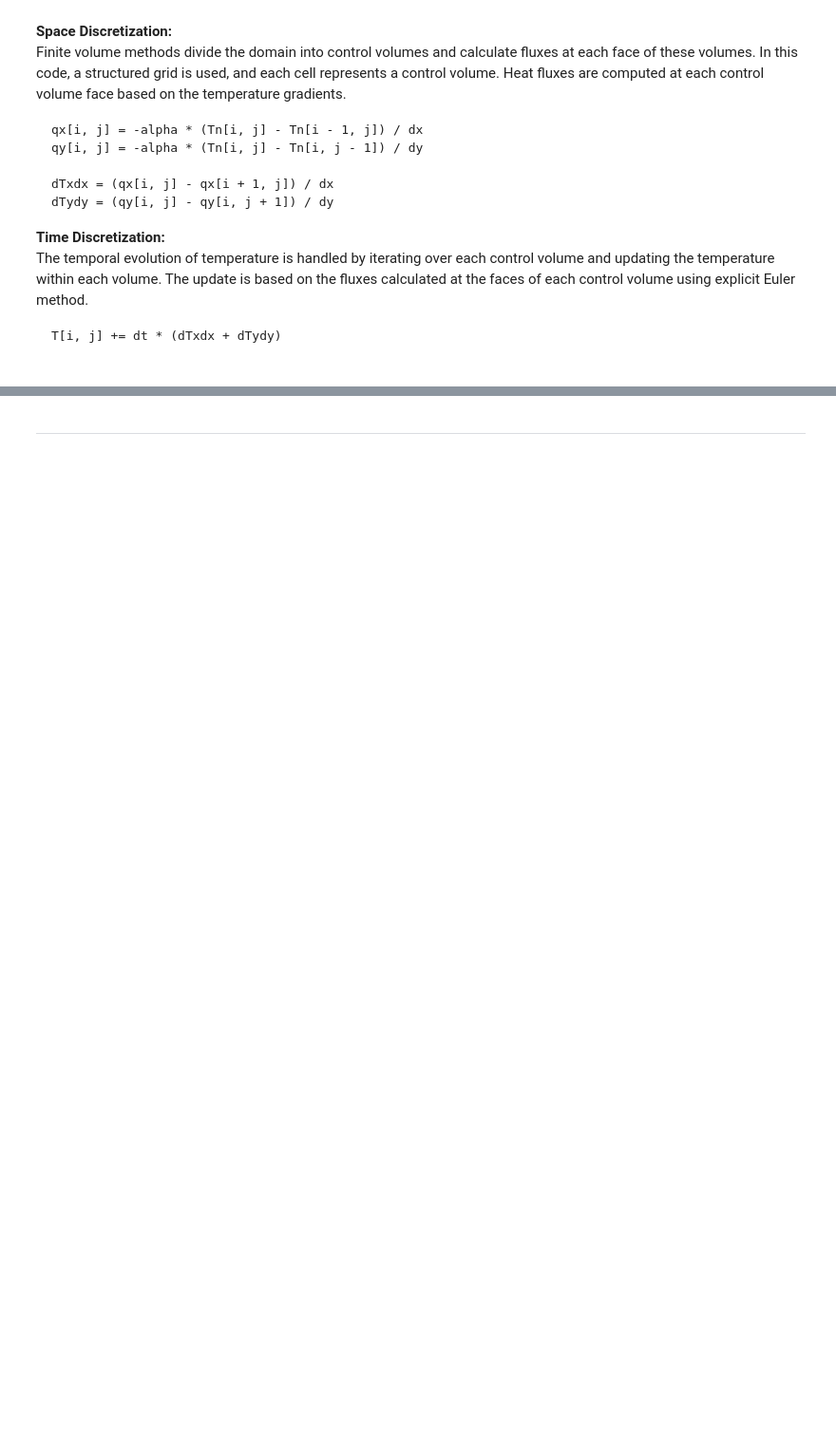
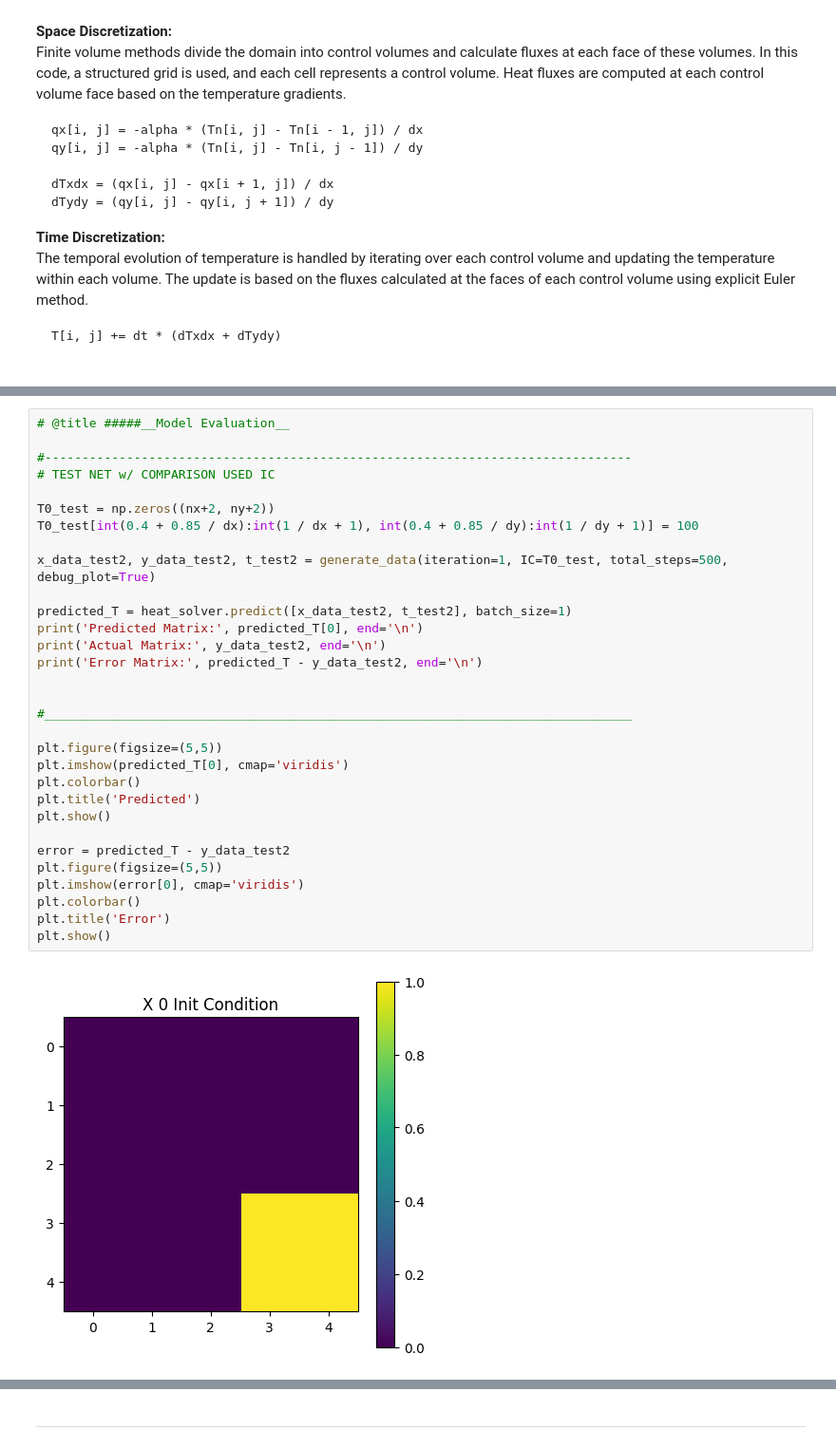
Before and after one commit to GirolamoOddo/AppliedMath_Notebooks, a Jupyter notebook: 2D_Solvers_for_HeatEquation.ipynb, the cells around one changed output, grey strips where cells are left out. Shown at 95% size. Saved outputs shown, nothing was run; the diff lists cells and outputs as text; blank space fills up the shorter version.

```diff
--- a/2D_Solvers_for_HeatEquation.ipynb
+++ b/2D_Solvers_for_HeatEquation.ipynb
@@ -234,0 +446,33 @@ def solve_heat_equation_FE(T0, nt, dt, dx, dy, alpha):
+# %%
+# @title #####__Model Evaluation__
+
+#-------------------------------------------------------------------------------
+# TEST NET w/ COMPARISON USED IC
+
+T0_test = np.zeros((nx+2, ny+2))
+T0_test[int(0.4 + 0.85 / dx):int(1 / dx + 1), int(0.4 + 0.85 / dy):int(1 / dy + 1)] = 100
+
+x_data_test2, y_data_test2, t_test2 = generate_data(iteration=1, IC=T0_test, total_steps=500, debug_plot=True)
+
+predicted_T = heat_solver.predict([x_data_test2, t_test2], batch_size=1)
+print('Predicted Matrix:', predicted_T[0], end='\n')
+print('Actual Matrix:', y_data_test2, end='\n')
+print('Error Matrix:', predicted_T - y_data_test2, end='\n')
+
+
+#_______________________________________________________________________________
+
+plt.figure(figsize=(5,5))
+plt.imshow(predicted_T[0], cmap='viridis')
+plt.colorbar()
+plt.title('Predicted')
+plt.show()
+
+error = predicted_T - y_data_test2
+plt.figure(figsize=(5,5))
+plt.imshow(error[0], cmap='viridis')
+plt.colorbar()
+plt.title('Error')
+plt.show()
+# %% [output]
+[figure, added]
```
Also changed, not shown: parts of 11 cells of this notebook.
